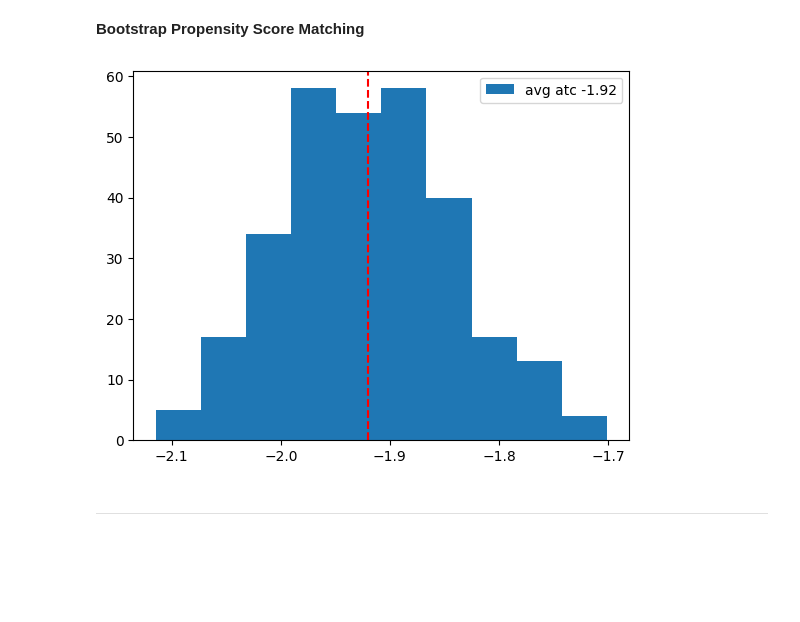
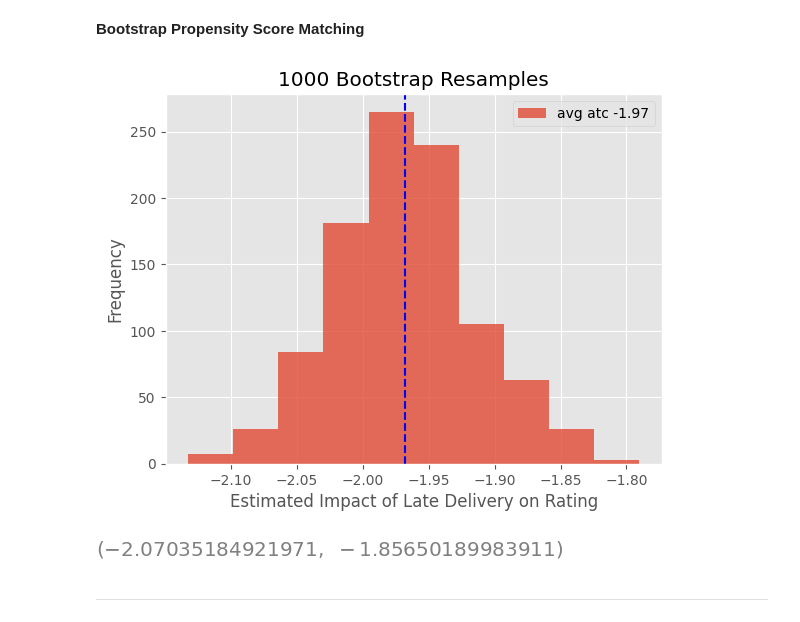
Before and after one commit to menni99/causal-attribution-analysis, a Jupyter notebook: notebooks/propensity-score-matching.ipynb, the cells around one changed output. Saved outputs shown, nothing was run; the diff lists cells and outputs as text; code cells hidden in the pictures; blank space fills up the shorter version.

```diff
--- a/notebooks/propensity-score-matching.ipynb
+++ b/notebooks/propensity-score-matching.ipynb
@@ -316,34 +316,49 @@ print("ATC (Average Treatment effect on the Controls):", estimate_ATC.value)
 # %% [markdown]
 **Bootstrap Propensity Score Matching**
 # %%
-number_of_bootstraps = 300
-number_of_samples = 10000
-atc_lst = []
+number_of_bootstraps = 1000
+number_of_samples = 20000
+att_lst = []
 
 for i in range(number_of_bootstraps):
 
     df_sample = df.sample(n=number_of_samples)
+    # Treated and Control groups
     treated = df_sample.loc[df['is_delivery_late'] == 1]
     control = df_sample.loc[df['is_delivery_late'] == 0]
 
-    treated_neighbors = NearestNeighbors(n_neighbors=1, algorithm="ball_tree").fit(
-        treated['propensity_score'].values.reshape(-1, 1)
+    # Fitting a NN algorith on the control propensity score
+    control_neighbors = NearestNeighbors(n_neighbors=1, algorithm="ball_tree").fit(
+        control['propensity_score'].values.reshape(-1, 1)
     )
-    distances, indices = treated_neighbors.kneighbors(control['propensity_score'].values.reshape(-1, 1))
 
-    atc = 0
+    # Finding a match for each treated order
+    distances, indices = control_neighbors.kneighbors(treated['propensity_score'].values.reshape(-1, 1))
+
+    att = 0
     outcome_variable = 'Rating'
-    control_outcomes = control[outcome_variable]
-    treated_outcomes = list(treated.iloc[indices.flatten()][outcome_variable])
+    treated_outcomes = treated[outcome_variable]
+    control_outcomes = list(control.iloc[indices.flatten()][outcome_variable])
 
-    atc = (treated_outcomes - control_outcomes).mean()
-    atc_lst.append(atc)
+    att = (treated_outcomes - control_outcomes).mean()
+
+    att_lst.append(att)
 # %%
-plt.hist(atc_lst, label=f'avg atc {round(np.mean(atc_lst),2)}')
-plt.axvline(np.mean(atc_lst), ls='--', c='red')
+plt.hist(att_lst, alpha=0.8, label=f'avg atc {round(np.mean(att_lst),2)}')
+plt.axvline(np.mean(att_lst), ls='--', c='blue')
+plt.xlabel("Estimated Impact of Late Delivery on Rating")
+plt.ylabel("Frequency")
+plt.title("1000 Bootstrap Resamples")
 plt.legend();
 # %% [output]
-[figure, old version]
+[figure, new version]
+# %%
+lower_bound = np.percentile(att_lst, 2.5)
+upper_bound = np.percentile(att_lst, 97.5)
+
+lower_bound, upper_bound
+# %% [output]
+[figure, added]
 # %% [markdown]
 -----
 # %% [markdown]
```
Also changed, not shown: parts of 3 cells of this notebook.
